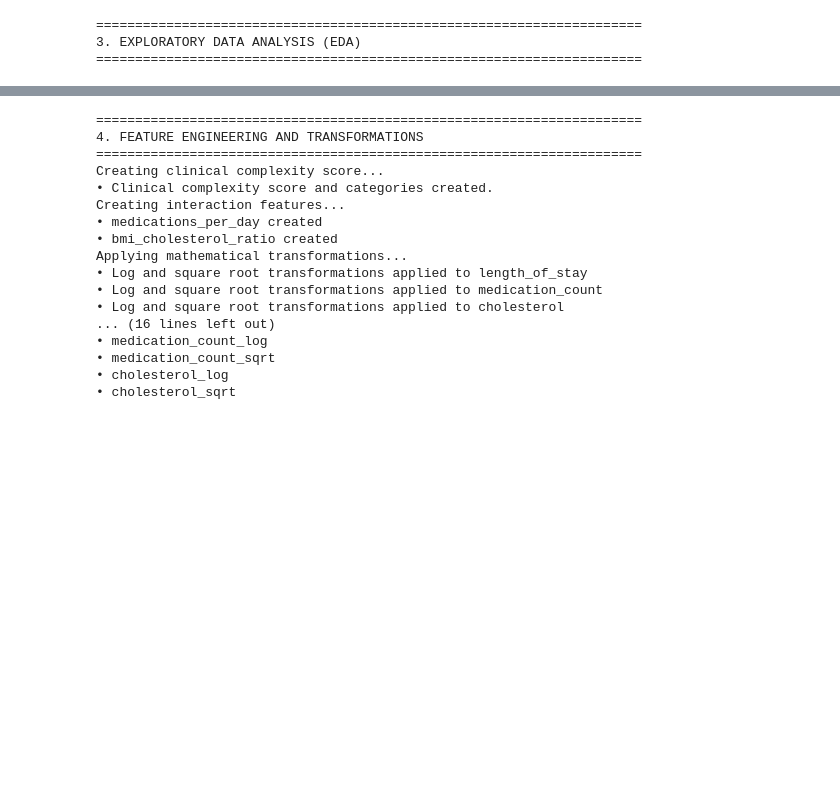
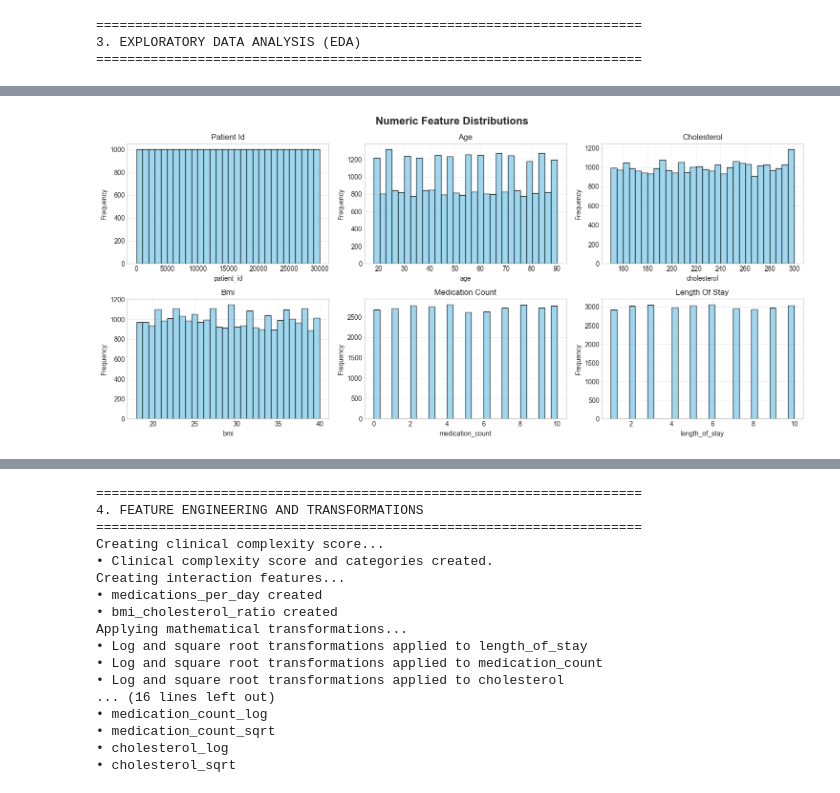
Before and after one commit to albertokabore/Hospital-Readmission-Prediction, a Jupyter notebook: notebooks/Readmission_Project.ipynb, the cells around one changed output, grey strips where cells are left out. Cells and saved outputs as stored; diff of their text form; code cells hidden in the pictures; blank space fills up the shorter version.

```diff
--- a/notebooks/Readmission_Project.ipynb
+++ b/notebooks/Readmission_Project.ipynb
@@ -329,0 +323,25 @@ Creating interaction features...
+# %%
+# 3.2 Histograms for numeric features
+if numeric_cols:
+    n_cols_plot = 3
+    n_rows_plot = int(np.ceil(len(numeric_cols) / n_cols_plot))
+    fig, axes = plt.subplots(n_rows_plot, n_cols_plot,
+                             figsize=(5 * n_cols_plot, 3.5 * n_rows_plot))
+    axes = np.array(axes).reshape(-1)
+
+    for i, col in enumerate(numeric_cols):
+        ax = axes[i]
+        ax.hist(df[col].dropna(), bins=30, color="skyblue",
+                edgecolor="black", alpha=0.8)
+        ax.set_title(col.replace("_", " ").title())
+        ax.set_xlabel(col)
+        ax.set_ylabel("Frequency")
+        ax.grid(alpha=0.3)
+    for j in range(i + 1, len(axes)):
+        fig.delaxes(axes[j])
+
+    fig.suptitle("Numeric Feature Distributions", fontsize=16, fontweight="bold")
+    plt.tight_layout()
+    plt.show()
+# %% [output]
+[figure, added]
```
Also changed, not shown: parts of 7 cells of this notebook.
